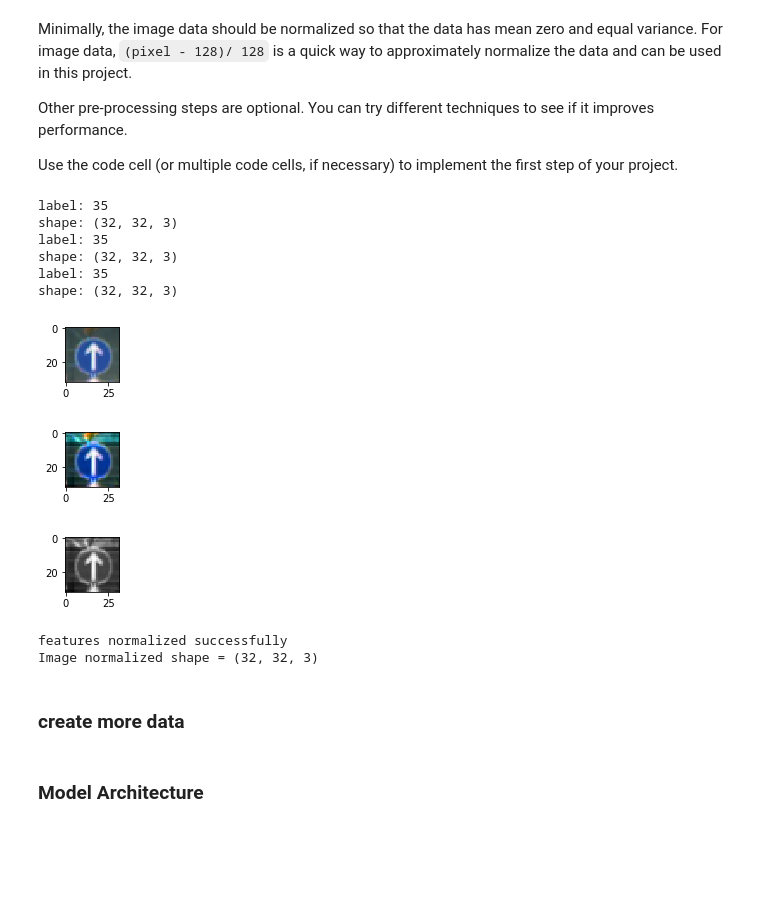
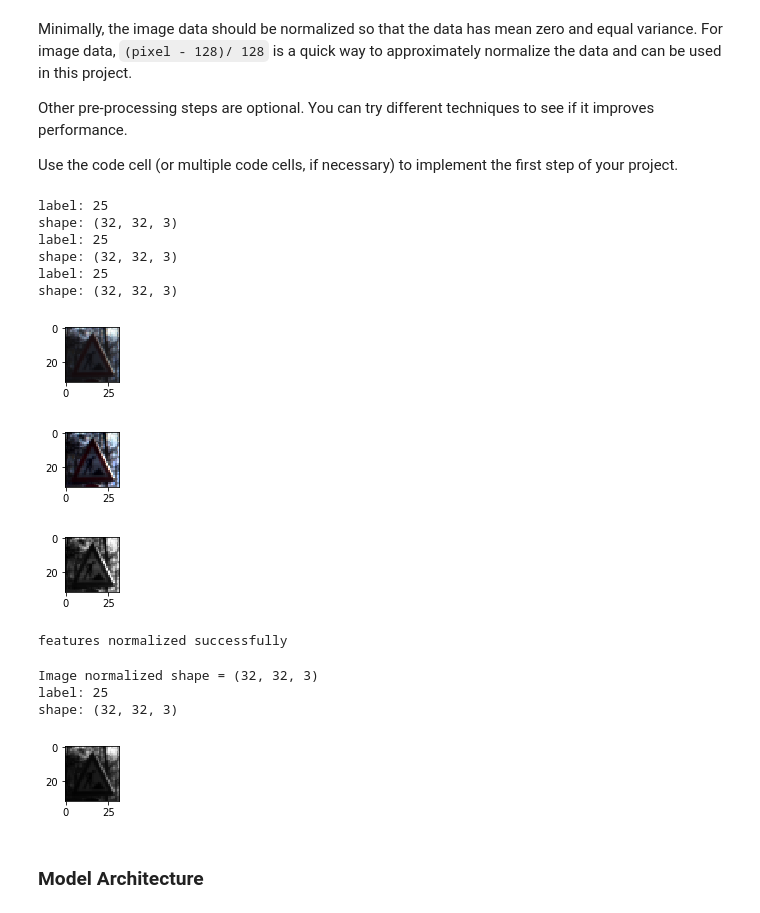
Before and after one commit to agonzale34/sdc-traffic-sign-classifier, a Jupyter notebook: Traffic_Sign_Classifier.ipynb, the cells around one changed output. Cells and saved outputs as stored; diff of their text form; code cells hidden in the pictures; blank space fills up the shorter version.

```diff
--- a/Traffic_Sign_Classifier.ipynb
+++ b/Traffic_Sign_Classifier.ipynb
@@ -128,3 +139,20 @@ shape: (32, 32, 3)
+# %%
+from scipy import ndimage
+
+tmp_rots = []
+tmp_rots2 = []
+for i in range(0, n_train):
+    tmp_rots.append(ndimage.rotate(X_train[i], -15, reshape=False))
+    tmp_rots2.append(ndimage.rotate(X_train[i], 15, reshape=False))
+
+ro_img = np.array(tmp_rots, dtype='float32')
+ro_img2 = np.array(tmp_rots2, dtype='float32')
+X_train = np.concatenate((X_train, ro_img, ro_img2), axis=0)
+y_train = np.concatenate((y_train, y_train, y_train), axis=0)
+
+print_img_label(X_train[len(X_train)-1], y_train[len(X_train)-1])
+print('x final shape', X_train.shape)
+print('y final shape', y_train.shape)
 # %% [markdown]
 ----
 
@@ -155,46 +183,39 @@ Use the code cell (or multiple code cells, if necessary) to implement the first
 # %%
 # Preprocess the data here. It is required to normalize the data. Other preprocessing steps could include
 # converting to gray scale, etc.
 
 
 def normalize(x):
     x_min = x.min(axis=(1, 2), keepdims=True)
     x_max = x.max(axis=(1, 2), keepdims=True)
     return (x - x_min) / (x_max - x_min)
 
 
 def gray_scale(x):
     img = np.copy(x)
     img[:] = img.mean(axis=-1, keepdims=1)
     return img
 
 
-index = random.randint(0, len(X_train))
+index = len(X_train)-1
 image = X_train[index].squeeze()
 print_img_label(image, y_train[index])
 print_img_label(normalize(image), y_train[index])
 print_img_label(gray_scale(normalize(image)), y_train[index], True)
 # %% [output]
-label: 35
+label: 25
 shape: (32, 32, 3)
-label: 35
+label: 25
 shape: (32, 32, 3)
-label: 35
+label: 25
 shape: (32, 32, 3)
-[figure, old version]
+[figure, new version]
-[figure, old version]
+[figure, new version]
-[figure, old version]
+[figure, new version]
 # %%
 X_train_norm = gray_scale(normalize(X_train))
 X_valid_norm = gray_scale(normalize(X_valid))
 X_test_norm = gray_scale(normalize(X_test))
 print('features normalized successfully')
-
-# What's the shape of an traffic sign normalized?
-image_norm_shape = format(X_train_norm[0].shape)
-print("Image normalized shape =", image_norm_shape)
 # %% [output]
 features normalized successfully
-Image normalized shape = (32, 32, 3)
-# %% [markdown]
-### create more data
@@ -211,3 +222,14 @@ from scipy import ndimage
+# %%
+# What's the shape of an traffic sign normalized?
+image_norm_shape = format(X_train_norm[0].shape)
+print("Image normalized shape =", image_norm_shape)
+
+print_img_label(X_train_norm[len(X_train_norm)-1], y_train[len(X_train_norm)-1])
+# %% [output]
+Image normalized shape = (32, 32, 3)
+label: 25
+shape: (32, 32, 3)
+[figure, added]
 # %% [markdown]
 ### Model Architecture
 # %%
```
Also changed, not shown: parts of 8 cells of this notebook, 3 other files.
